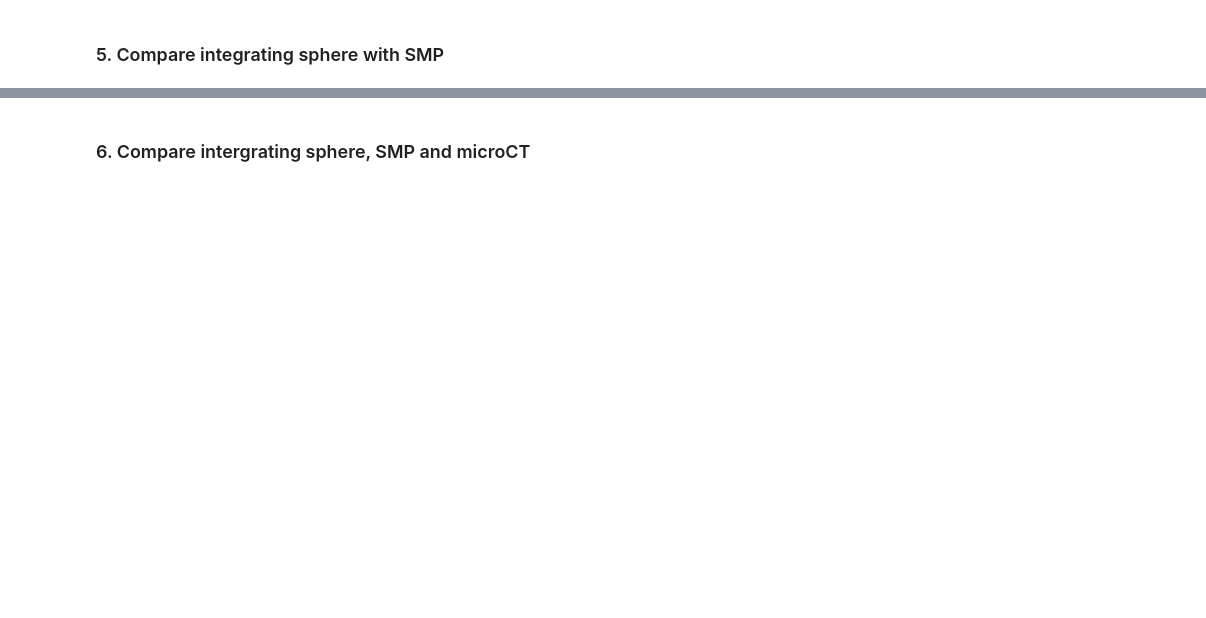
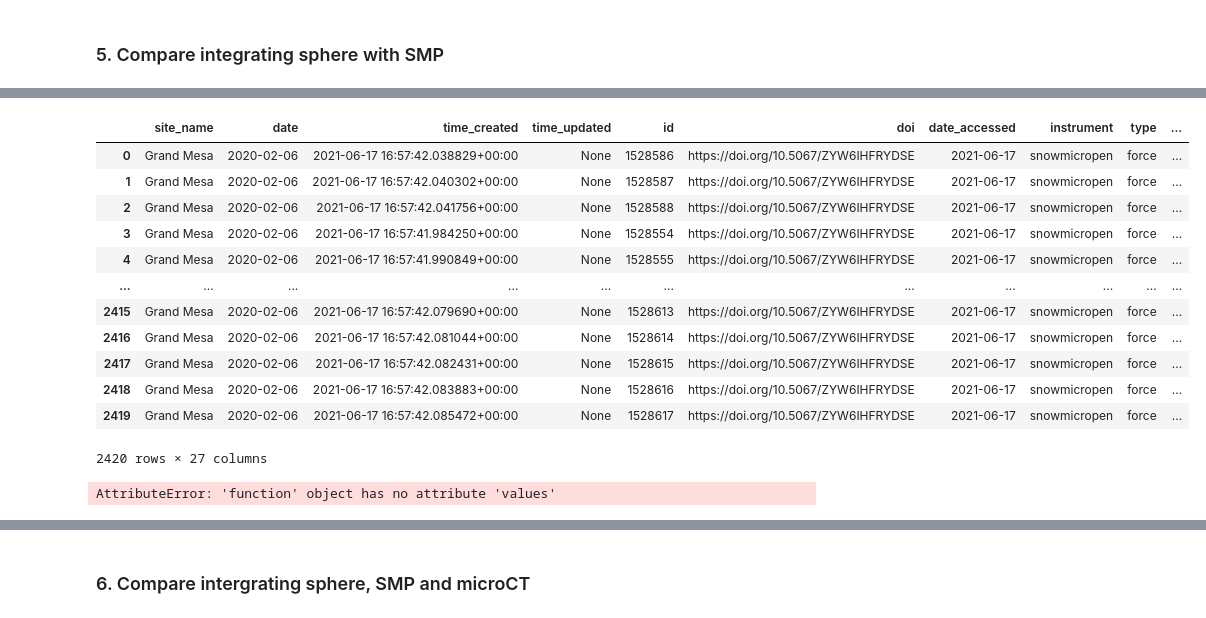
Before and after one commit to snowex-hackweek/website-2021, a Jupyter notebook: book/tutorials/microstructure/microstructure-tutorial.ipynb, the cells around one changed output, grey strips where cells are left out. Cells and saved outputs as stored; diff of their text form; code cells hidden in the pictures; blank space fills up the shorter version.

```diff
--- a/book/tutorials/microstructure/microstructure-tutorial.ipynb
+++ b/book/tutorials/microstructure/microstructure-tutorial.ipynb
@@ -169,0 +216,20 @@ proksch2015.calc_step
+# %%
+df_smp_final.rename(columns={"depth":"distance","value":"force"})
+# %% [output]
+|  | site_name | date | time_created | time_updated | id | doi | date_accessed | instrument | type | ... |
+| 0 | Grand Mesa | 2020-02-06 | 2021-06-17 16:57:42.038829+00:00 | None | 1528586 | https://doi.org/10.5067/ZYW6IHFRYDSE | 2021-06-17 | snowmicropen | force | ... |
+| 1 | Grand Mesa | 2020-02-06 | 2021-06-17 16:57:42.040302+00:00 | None | 1528587 | https://doi.org/10.5067/ZYW6IHFRYDSE | 2021-06-17 | snowmicropen | force | ... |
+| 2 | Grand Mesa | 2020-02-06 | 2021-06-17 16:57:42.041756+00:00 | None | 1528588 | https://doi.org/10.5067/ZYW6IHFRYDSE | 2021-06-17 | snowmicropen | force | ... |
+| 3 | Grand Mesa | 2020-02-06 | 2021-06-17 16:57:41.984250+00:00 | None | 1528554 | https://doi.org/10.5067/ZYW6IHFRYDSE | 2021-06-17 | snowmicropen | force | ... |
+| 4 | Grand Mesa | 2020-02-06 | 2021-06-17 16:57:41.990849+00:00 | None | 1528555 | https://doi.org/10.5067/ZYW6IHFRYDSE | 2021-06-17 | snowmicropen | force | ... |
+| ... | ... | ... | ... | ... | ... | ... | ... | ... | ... | ... |
+| 2415 | Grand Mesa | 2020-02-06 | 2021-06-17 16:57:42.079690+00:00 | None | 1528613 | https://doi.org/10.5067/ZYW6IHFRYDSE | 2021-06-17 | snowmicropen | force | ... |
+| 2416 | Grand Mesa | 2020-02-06 | 2021-06-17 16:57:42.081044+00:00 | None | 1528614 | https://doi.org/10.5067/ZYW6IHFRYDSE | 2021-06-17 | snowmicropen | force | ... |
+| 2417 | Grand Mesa | 2020-02-06 | 2021-06-17 16:57:42.082431+00:00 | None | 1528615 | https://doi.org/10.5067/ZYW6IHFRYDSE | 2021-06-17 | snowmicropen | force | ... |
+| 2418 | Grand Mesa | 2020-02-06 | 2021-06-17 16:57:42.083883+00:00 | None | 1528616 | https://doi.org/10.5067/ZYW6IHFRYDSE | 2021-06-17 | snowmicropen | force | ... |
+| 2419 | Grand Mesa | 2020-02-06 | 2021-06-17 16:57:42.085472+00:00 | None | 1528617 | https://doi.org/10.5067/ZYW6IHFRYDSE | 2021-06-17 | snowmicropen | force | ... |
+2420 rows × 27 columns
+# %%
+test_data = proksch2015.calc(df_smp_final.rename(columns={"depth":"distance","value":"force"}))
+# %% [output]
+AttributeError: 'function' object has no attribute 'values'
```
Also changed, not shown: parts of 9 cells of this notebook.
